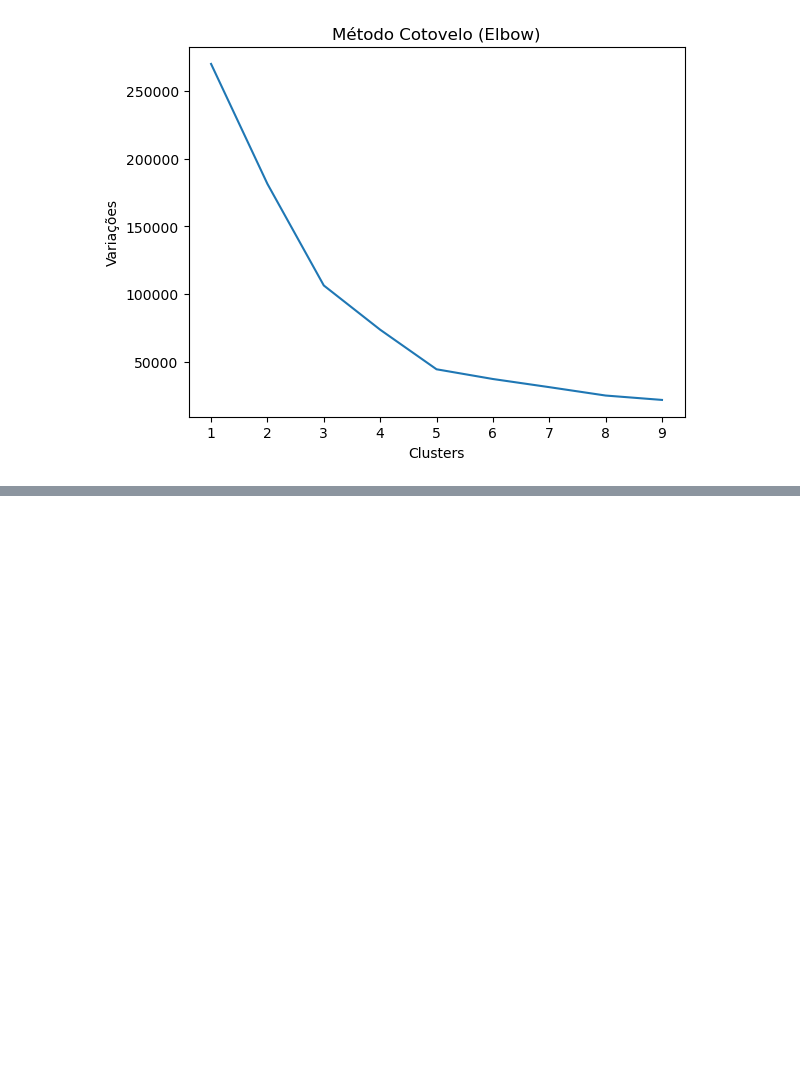
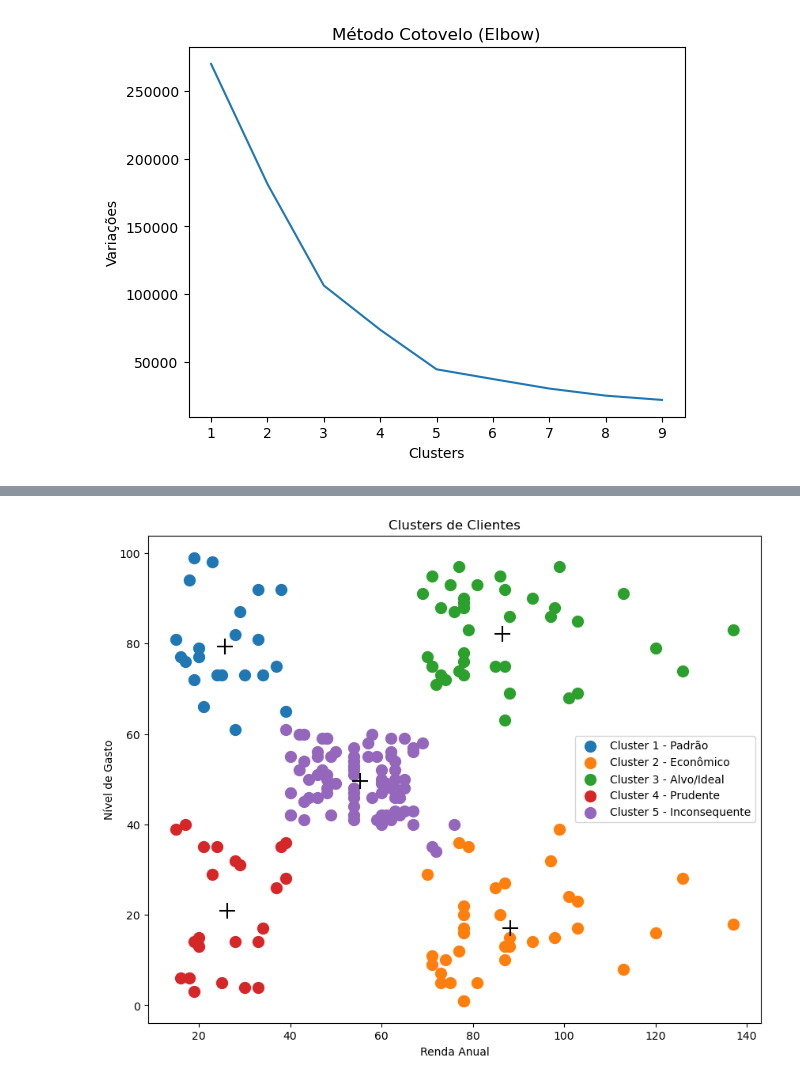
Before and after one commit to phillrog/py-machine-learning, a Jupyter notebook: notebooks/12 - Aprendizagem Não-Supervisionada (Clustering)/K-Means Clustering.ipynb, the cells around one changed output, grey strips where cells are left out. Saved outputs shown, nothing was run; the diff lists cells and outputs as text; code cells hidden in the pictures; blank space fills up the shorter version.

```diff
--- a/notebooks/12 - Aprendizagem Não-Supervisionada (Clustering)/K-Means Clustering.ipynb
+++ b/notebooks/12 - Aprendizagem Não-Supervisionada (Clustering)/K-Means Clustering.ipynb
@@ -79,0 +102,15 @@ cluster_pred = kmeans_final.predict(X)
+# %%
+plt.figure(figsize=(10,8))
+plt.scatter(X[cluster_pred==0, 0], X[cluster_pred==0, 1],s=100, label='Cluster 1 - Padrão')
+plt.scatter(X[cluster_pred==1, 0], X[cluster_pred==1, 1],s=100, label='Cluster 2 - Econômico')
+plt.scatter(X[cluster_pred==2, 0], X[cluster_pred==2, 1],s=100, label='Cluster 3 - Alvo/Ideal')
+plt.scatter(X[cluster_pred==3, 0], X[cluster_pred==3, 1],s=100, label='Cluster 4 - Prudente')
+plt.scatter(X[cluster_pred==4, 0], X[cluster_pred==4, 1],s=100, label='Cluster 5 - Inconsequente')
+plt.scatter(cluster_centro[:,0],cluster_centro[:,1], marker='+', s=200, c='black')
+plt.legend()
+plt.title('Clusters de Clientes')
+plt.xlabel('Renda Anual')
+plt.ylabel('Nível de Gasto')
+plt.show()
+# %% [output]
+[figure, added]
```
Also changed, not shown: parts of 5 cells of this notebook.
